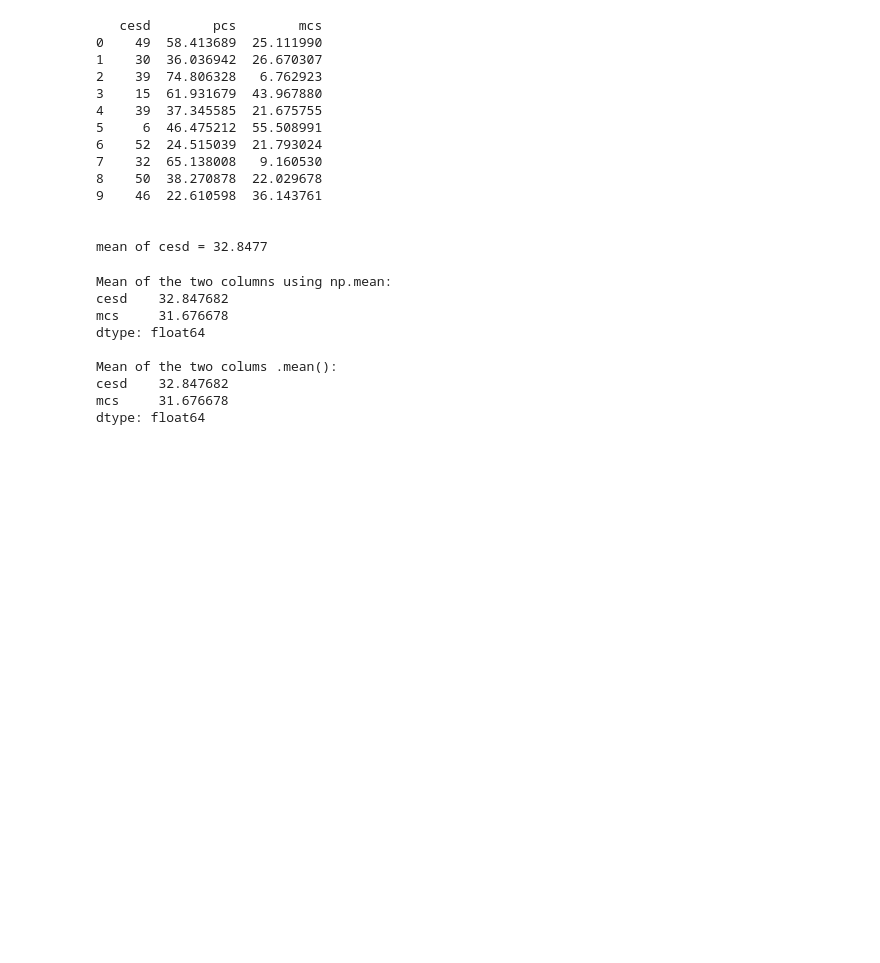
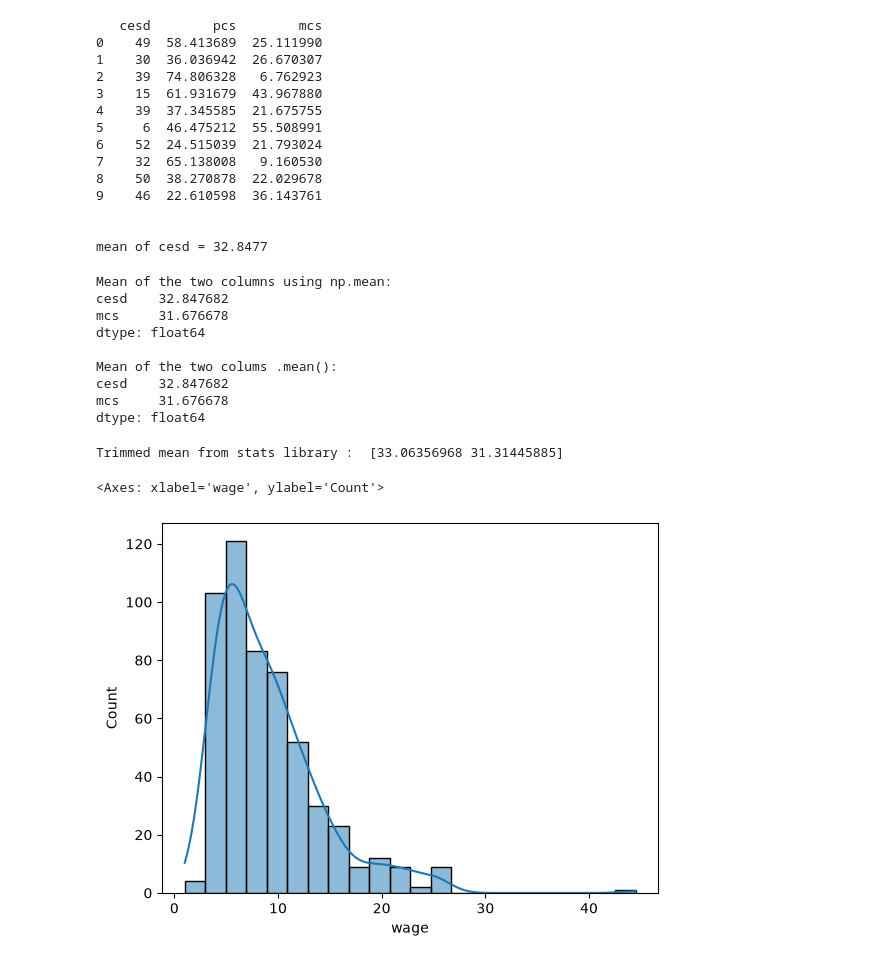
Before and after one commit to steffen-schlie/applied-stat-python, a Jupyter notebook: 2-descr-data-analysis.ipynb, the cells around one changed output. Cells and saved outputs as stored; diff of their text form; code cells hidden in the pictures; blank space fills up the shorter version.

```diff
--- a/2-descr-data-analysis.ipynb
+++ b/2-descr-data-analysis.ipynb
@@ -67,3 +67,21 @@ Mean of the two colums .mean():
 cesd    32.847682
 mcs     31.676678
 dtype: float64
+# %%
+print('Trimmed mean from stats library : ',
+      stats.trim_mean(mydata[['cesd','mcs']], 0.05))
+# %% [output]
+Trimmed mean from stats library :  [33.06356968 31.31445885]
+# %%
+import seaborn as sns
+
+url="https://raw.githubusercontent.com/leonkag/Statistics0/main/CPS85.csv"
+mydata = pd.read_csv(url)  # save as mydata file
+# print(mydata.head())
+
+sns.histplot(data=mydata, x="wage", binwidth=2, kde=True)
+# kde adds kernel density estimate smoothing histogram shape
+# of the distribution. The binwidth allows varying the number of bins.
+# %% [output]
+<Axes: xlabel='wage', ylabel='Count'>
+[figure, added]
```
Also changed, not shown: parts of 14 cells of this notebook.
